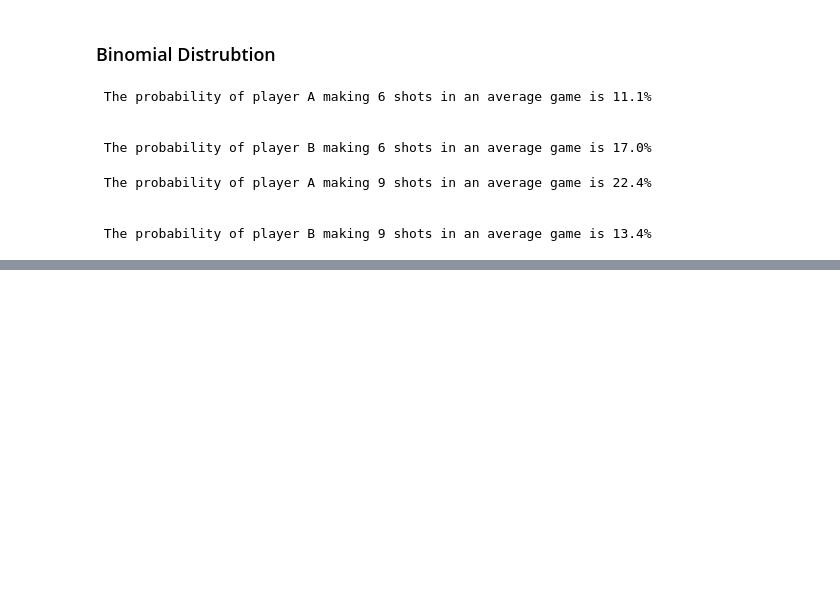
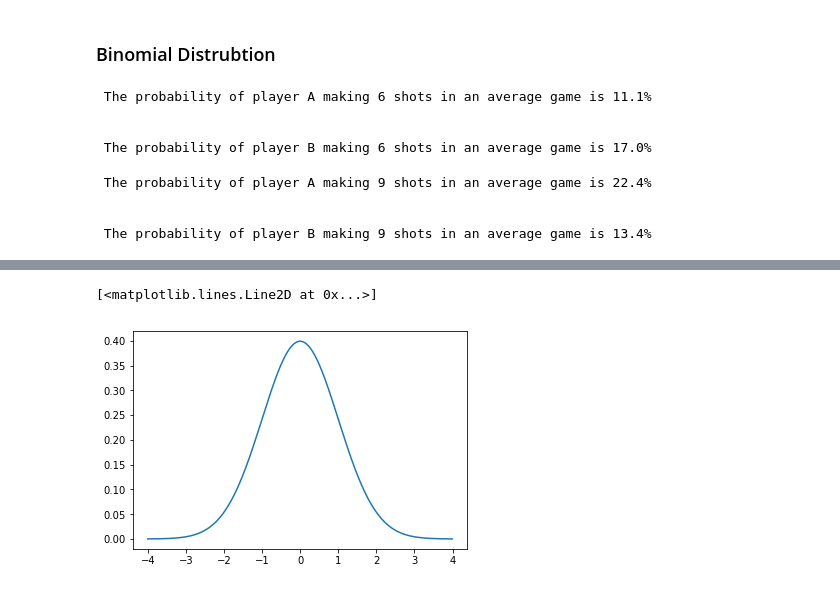
Before and after one commit to bcutrell/study, a Jupyter notebook: python/data-science/statistics/distributions.ipynb, the cells around one changed output, grey strips where cells are left out. Saved outputs shown, nothing was run; the diff lists cells and outputs as text; code cells hidden in the pictures; blank space fills up the shorter version.

```diff
--- a/python/data-science/statistics/distributions.ipynb
+++ b/python/data-science/statistics/distributions.ipynb
@@ -185,0 +260,27 @@ print('\n')
+# %%
+import numpy as np
+import matplotlib as mpl
+import matplotlib.pyplot as plt
+%matplotlib inline
+
+#Import the stats library
+from scipy import stats
+
+# Set the mean
+mean = 0
+
+#Set the standard deviation
+std = 1
+
+
+# Create a range
+X = np.arange(-4,4,0.01)
+
+#Create the normal distribution for the range
+Y = stats.norm.pdf(X,mean,std)
+
+#
+plt.plot(X,Y)
+# %% [output]
+[<matplotlib.lines.Line2D at 0x...>]
+[figure, added]
```
Also changed, not shown: parts of 5 cells of this notebook.
